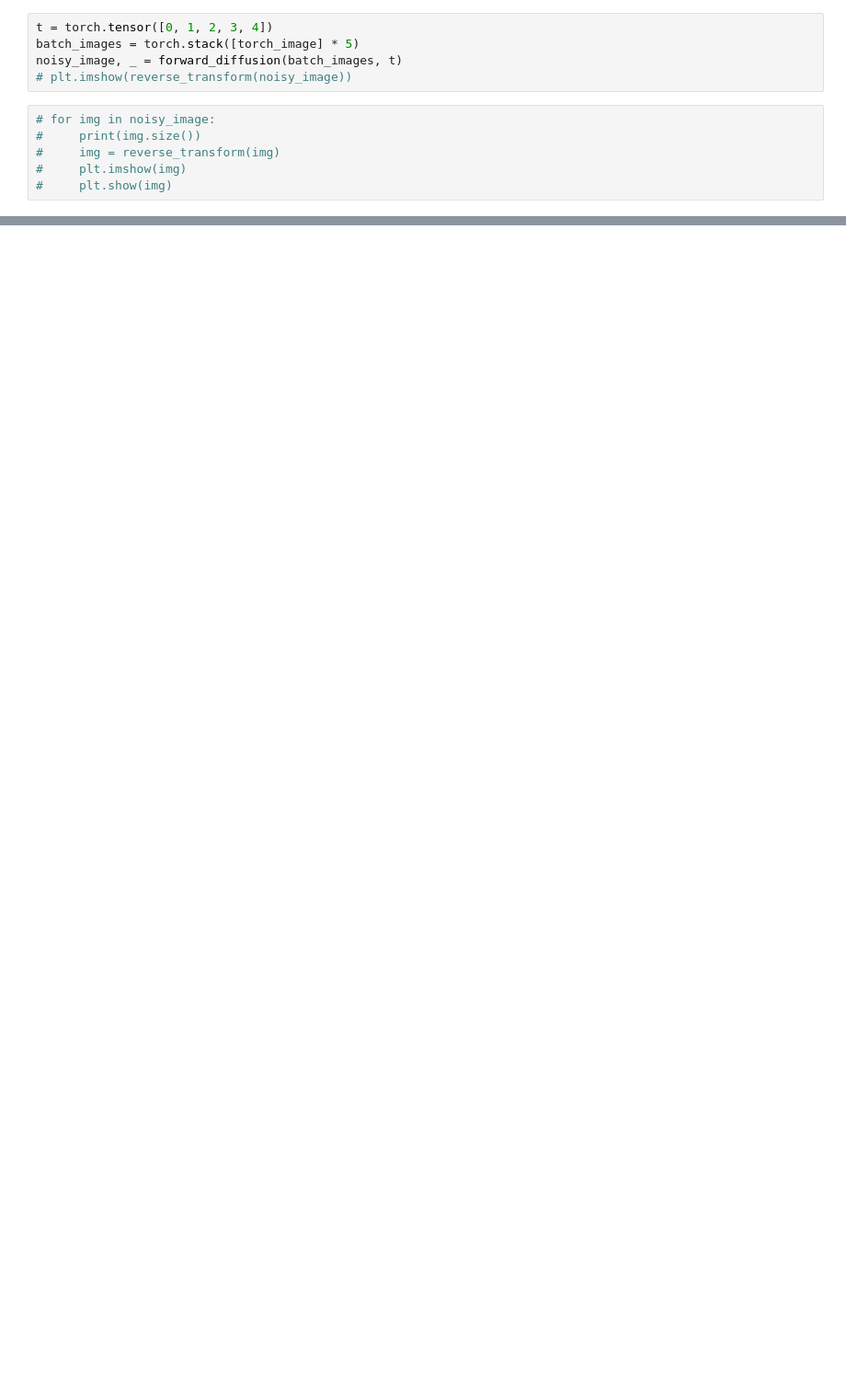
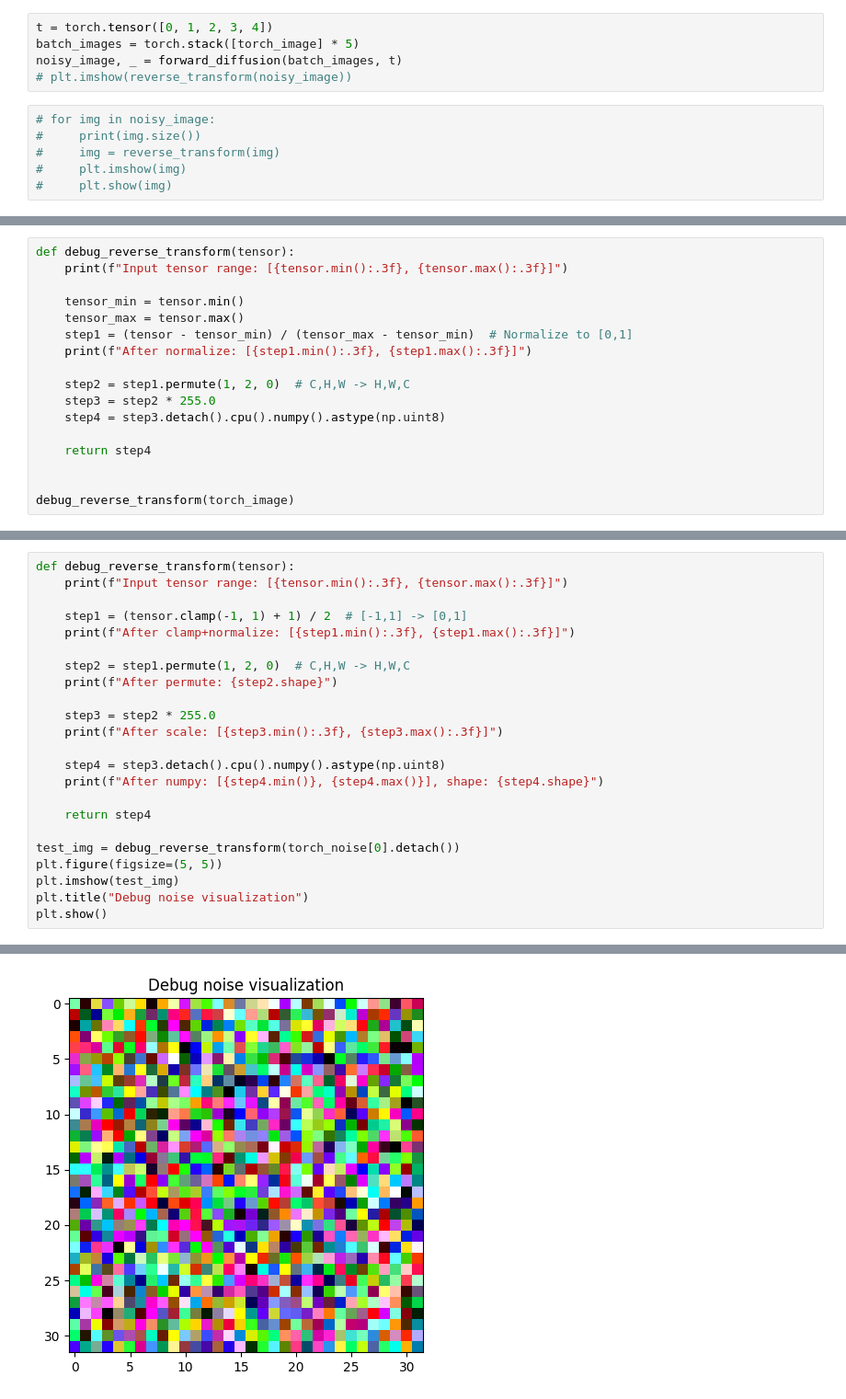
Before and after one commit to alenMangattu/stable-diffusion, a Jupyter notebook: stable-diffusion.ipynb, the cells around one changed output, grey strips where cells are left out. Shown at 92% size. Saved outputs shown, nothing was run; the diff lists cells and outputs as text; blank space fills up the shorter version.

```diff
--- a/stable-diffusion.ipynb
+++ b/stable-diffusion.ipynb
@@ -181,0 +288,17 @@ noisy_image, _ = forward_diffusion(batch_images, t)
+# %%
+def debug_reverse_transform(tensor):
+    print(f"Input tensor range: [{tensor.min():.3f}, {tensor.max():.3f}]")
+
+    tensor_min = tensor.min()
+    tensor_max = tensor.max()
+    step1 = (tensor - tensor_min) / (tensor_max - tensor_min)  # Normalize to [0,1]
+    print(f"After normalize: [{step1.min():.3f}, {step1.max():.3f}]")
+
+    step2 = step1.permute(1, 2, 0)  # C,H,W -> H,W,C
+    step3 = step2 * 255.0
+    step4 = step3.detach().cpu().numpy().astype(np.uint8)
+
+    return step4
+
+
+debug_reverse_transform(torch_image)
@@ -181,0 +386,24 @@ noisy_image, _ = forward_diffusion(batch_images, t)
+# %%
+def debug_reverse_transform(tensor):
+    print(f"Input tensor range: [{tensor.min():.3f}, {tensor.max():.3f}]")
+
+    step1 = (tensor.clamp(-1, 1) + 1) / 2  # [-1,1] -> [0,1]
+    print(f"After clamp+normalize: [{step1.min():.3f}, {step1.max():.3f}]")
+
+    step2 = step1.permute(1, 2, 0)  # C,H,W -> H,W,C
+    print(f"After permute: {step2.shape}")
+
+    step3 = step2 * 255.0
+    print(f"After scale: [{step3.min():.3f}, {step3.max():.3f}]")
+
+    step4 = step3.detach().cpu().numpy().astype(np.uint8)
+    print(f"After numpy: [{step4.min()}, {step4.max()}], shape: {step4.shape}")
+
+    return step4
+
+test_img = debug_reverse_transform(torch_noise[0].detach())
+plt.figure(figsize=(5, 5))
+plt.imshow(test_img)
+plt.title("Debug noise visualization")
+plt.show()
+# %% [output]
@@ -181,0 +415 @@ noisy_image, _ = forward_diffusion(batch_images, t)
+[figure, added]
```
Also changed, not shown: parts of 18 cells of this notebook.
